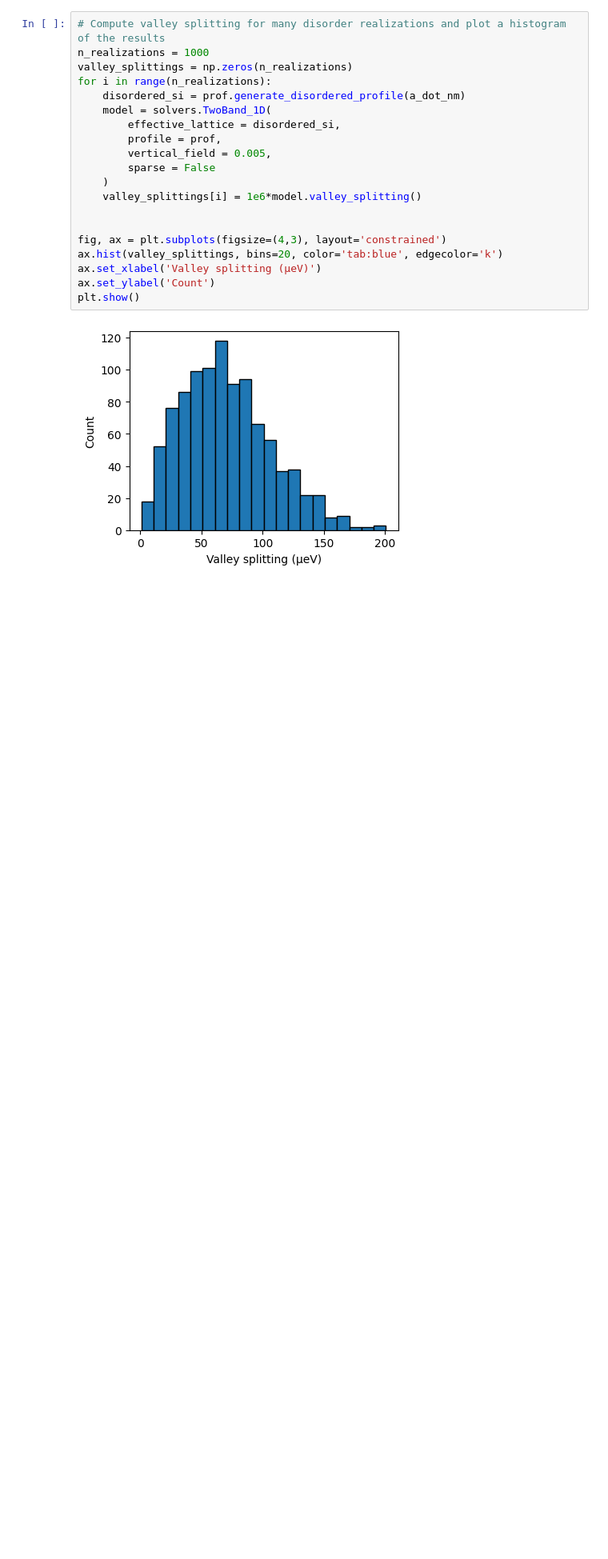
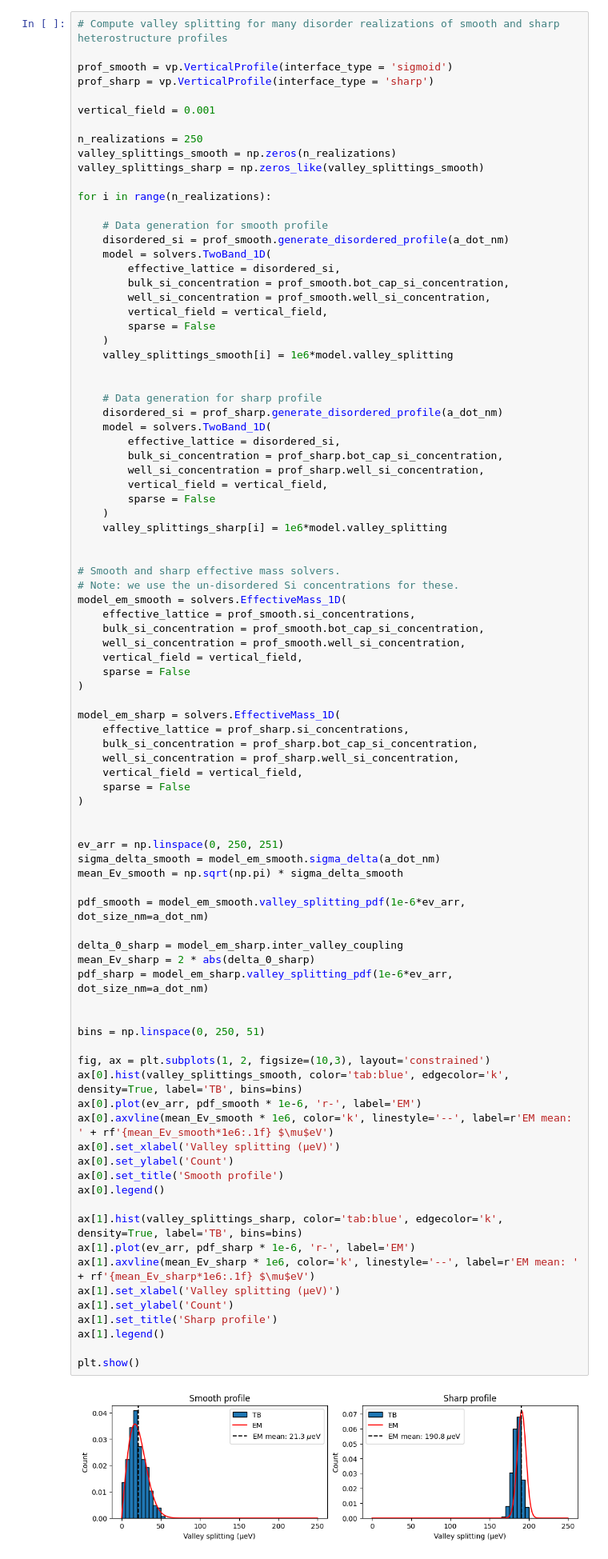
Before and after one commit to merrittlosert/alloy-disorder-sims, a Jupyter notebook: notebooks/1D_solvers_test.ipynb, the cells around one changed output. Shown at 80% size. Drawn from its saved outputs; the diff is of its cells as text; blank space fills up the shorter version.

```diff
--- a/notebooks/1D_solvers_test.ipynb
+++ b/notebooks/1D_solvers_test.ipynb
@@ -47,22 +70,90 @@ plt.show()
 # %%
-# Compute valley splitting for many disorder realizations and plot a histogram of the results
-n_realizations = 1000
-valley_splittings = np.zeros(n_realizations)
+# Compute valley splitting for many disorder realizations of smooth and sharp heterostructure profiles
+
+prof_smooth = vp.VerticalProfile(interface_type = 'sigmoid')
+prof_sharp = vp.VerticalProfile(interface_type = 'sharp')
+
+vertical_field = 0.001
+
+n_realizations = 250
+valley_splittings_smooth = np.zeros(n_realizations)
+valley_splittings_sharp = np.zeros_like(valley_splittings_smooth)
+
 for i in range(n_realizations):
-    disordered_si = prof.generate_disordered_profile(a_dot_nm)
+
+    # Data generation for smooth profile
+    disordered_si = prof_smooth.generate_disordered_profile(a_dot_nm)
     model = solvers.TwoBand_1D(
         effective_lattice = disordered_si,
-        profile = prof,
-        vertical_field = 0.005,
+        bulk_si_concentration = prof_smooth.bot_cap_si_concentration,
+        well_si_concentration = prof_smooth.well_si_concentration,
+        vertical_field = vertical_field,
         sparse = False
     )
-    valley_splittings[i] = 1e6*model.valley_splitting()
+    valley_splittings_smooth[i] = 1e6*model.valley_splitting
 
 
-fig, ax = plt.subplots(figsize=(4,3), layout='constrained')
-ax.hist(valley_splittings, bins=20, color='tab:blue', edgecolor='k')
-ax.set_xlabel('Valley splitting (μeV)')
-ax.set_ylabel('Count')
+    # Data generation for sharp profile
+    disordered_si = prof_sharp.generate_disordered_profile(a_dot_nm)
+    model = solvers.TwoBand_1D(
+        effective_lattice = disordered_si,
+        bulk_si_concentration = prof_sharp.bot_cap_si_concentration,
+        well_si_concentration = prof_sharp.well_si_concentration,
+        vertical_field = vertical_field,
+        sparse = False
+    )
+    valley_splittings_sharp[i] = 1e6*model.valley_splitting
+
+
+# Smooth and sharp effective mass solvers.
+# Note: we use the un-disordered Si concentrations for these.
+model_em_smooth = solvers.EffectiveMass_1D(
+    effective_lattice = prof_smooth.si_concentrations,
+    bulk_si_concentration = prof_smooth.bot_cap_si_concentration,
+    well_si_concentration = prof_smooth.well_si_concentration,
+    vertical_field = vertical_field,
+    sparse = False
+)
+
+model_em_sharp = solvers.EffectiveMass_1D(
+    effective_lattice = prof_sharp.si_concentrations,
+    bulk_si_concentration = prof_sharp.bot_cap_si_concentration,
+    well_si_concentration = prof_sharp.well_si_concentration,
+    vertical_field = vertical_field,
+    sparse = False
+)
+
+
+ev_arr = np.linspace(0, 250, 251)
+sigma_delta_smooth = model_em_smooth.sigma_delta(a_dot_nm)
+mean_Ev_smooth = np.sqrt(np.pi) * sigma_delta_smooth
+
+pdf_smooth = model_em_smooth.valley_splitting_pdf(1e-6*ev_arr, dot_size_nm=a_dot_nm)
+
+delta_0_sharp = model_em_sharp.inter_valley_coupling
+mean_Ev_sharp = 2 * abs(delta_0_sharp)
+pdf_sharp = model_em_sharp.valley_splitting_pdf(1e-6*ev_arr, dot_size_nm=a_dot_nm)
+
+
+bins = np.linspace(0, 250, 51)
+
+fig, ax = plt.subplots(1, 2, figsize=(10,3), layout='constrained')
+ax[0].hist(valley_splittings_smooth, color='tab:blue', edgecolor='k', density=True, label='TB', bins=bins)
+ax[0].plot(ev_arr, pdf_smooth * 1e-6, 'r-', label='EM')
+ax[0].axvline(mean_Ev_smooth * 1e6, color='k', linestyle='--', label=r'EM mean: ' + rf'{mean_Ev_smooth*1e6:.1f} $\mu$eV')
+ax[0].set_xlabel('Valley splitting (μeV)')
+ax[0].set_ylabel('Count')
+ax[0].set_title('Smooth profile')
+ax[0].legend()
+
+ax[1].hist(valley_splittings_sharp, color='tab:blue', edgecolor='k', density=True, label='TB', bins=bins)
+ax[1].plot(ev_arr, pdf_sharp * 1e-6, 'r-', label='EM')
+ax[1].axvline(mean_Ev_sharp * 1e6, color='k', linestyle='--', label=r'EM mean: ' + rf'{mean_Ev_sharp*1e6:.1f} $\mu$eV')
+ax[1].set_xlabel('Valley splitting (μeV)')
+ax[1].set_ylabel('Count')
+ax[1].set_title('Sharp profile')
+ax[1].legend()
+
 plt.show()
 # %% [output]
-[figure, old version]
+[figure, new version]
```
Also changed, not shown: parts of 3 cells of this notebook, 1 other file.
